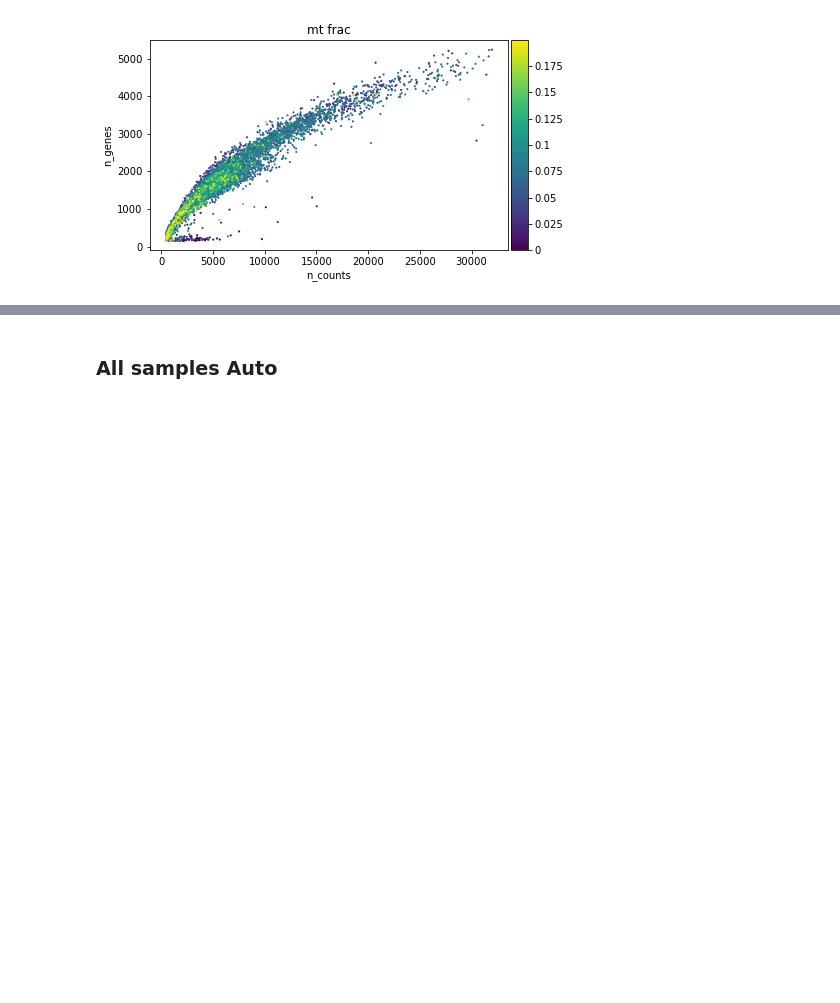
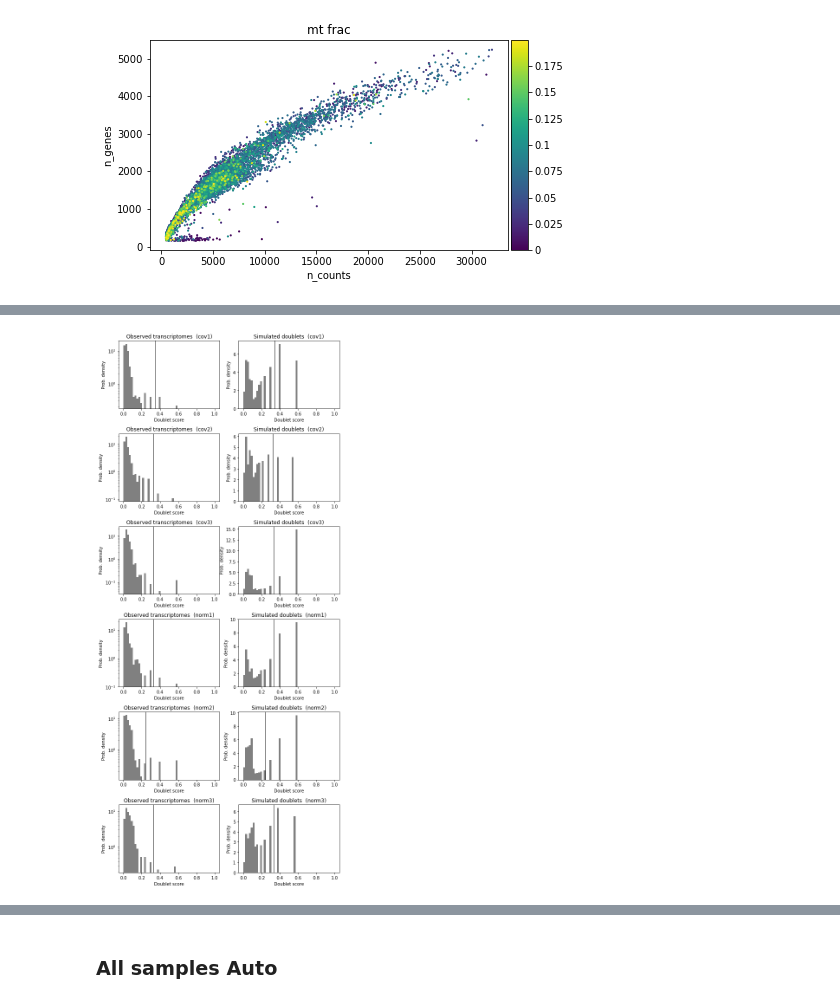
Before and after one commit to ipanj/DDD_disk, a Jupyter notebook: notebooks/covid_sc_analysis_chris.ipynb, the cells around one changed output, grey strips where cells are left out. Cells and saved outputs as stored; diff of their text form; code cells hidden in the pictures; blank space fills up the shorter version.

```diff
--- a/notebooks/covid_sc_analysis_chris.ipynb
+++ b/notebooks/covid_sc_analysis_chris.ipynb
@@ -392,0 +411,3 @@ p1 = sc.pl.scatter(adata_flt_all_man, 'n_counts', 'n_genes', color='mt_frac')
+# %%
+# Save raw counts in raw
+adata_flt_all_man.layers['raw'] = adata_flt_all_man.X.copy()
@@ -392,0 +475,4 @@ p1 = sc.pl.scatter(adata_flt_all_man, 'n_counts', 'n_genes', color='mt_frac')
+# %%
+sc.external.pl.scrublet_score_distribution(adata_flt_all_man)
+# %% [output]
+[figure, added]
```
Also changed, not shown: parts of 45 cells of this notebook.
